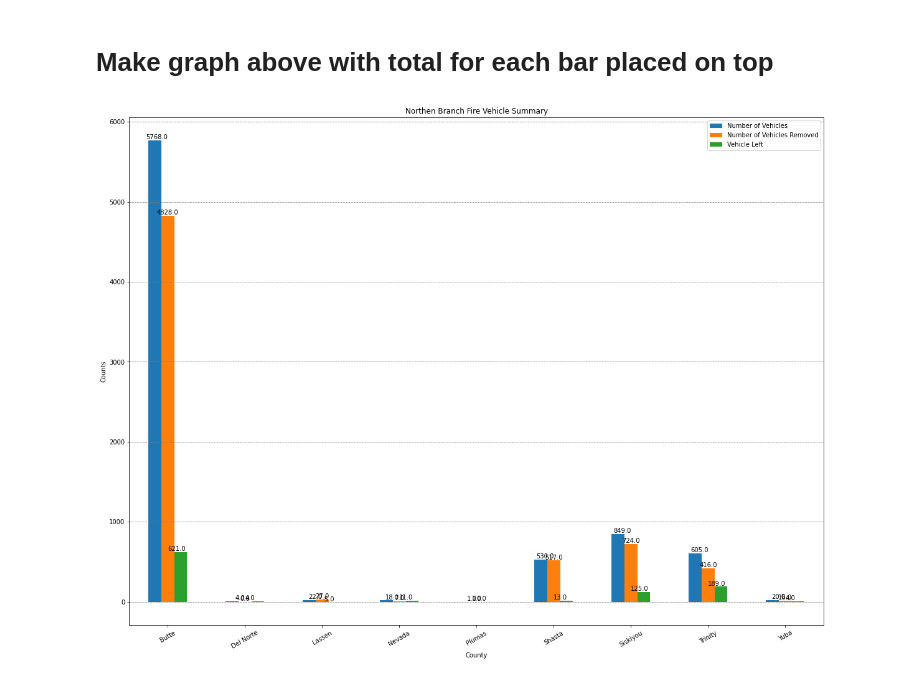
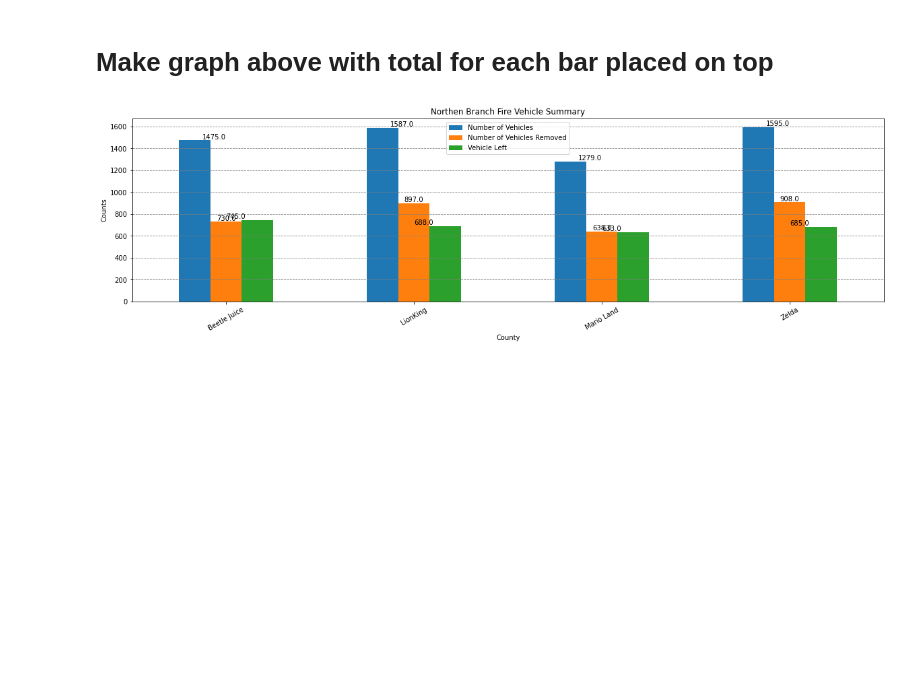
Before and after one commit to Jtrahan88/Portfolio, a Jupyter notebook: Northern Branch-Fire(Cali)/Jupyter Notebook/Vehicles left on site.ipynb, the cells around one changed output. Cells and saved outputs as stored; diff of their text form; code cells hidden in the pictures; blank space fills up the shorter version.

Commit message:
vehicles left on site

```diff
--- a/Northern Branch-Fire(Cali)/Jupyter Notebook/Vehicles left on site.ipynb
+++ b/Northern Branch-Fire(Cali)/Jupyter Notebook/Vehicles left on site.ipynb
@@ -70,23 +65,21 @@ dfVecfilt.plot(kind='bar', figsize=(25,10))
 # %% [markdown]
 # Make graph above with total for each bar placed on top
 # %%
-df_index = df.groupby(['County']).sum()
-
-df_value2 = df_index.loc[:, 'Number of Vehicles']
-df_value3 = df_index.loc[:, 'Number of Vehicles Removed']
-df_value4 = df_index.loc[:, 'Vehicle Left']
+df_value2 = dfVecfilt.loc[:, 'Number of Vehicles']
+df_value3 = dfVecfilt.loc[:, 'Number of Vehicles Removed']
+df_value4 = dfVecfilt.loc[:, 'Vehicle Left']
 # %%
-df_value.plot(kind='bar',  figsize=(20,5))
+dfVecfilt.plot(kind='bar',  figsize=(20,5))
 
 for i in range(len(df_index)):
     plt.text(i, df_value2[i], df_value2[i], ha='right', va='bottom')
     plt.text(i, df_value3[i], df_value3[i], ha='center', va='bottom')
     plt.text(i, df_value4[i], df_value4[i], ha='left', va='bottom')
 plt.xticks(rotation=30)
 plt.title("Northen Branch Fire Vehicle Summary")
 plt.ylabel("Counts")
 plt.grid(color='gray', linestyle='--', axis='y')
 # plt.tight_layout()
 plt.show()
 # %% [output]
-[figure, old version]
+[figure, new version]
```
Also changed, not shown: parts of 4 cells of this notebook.
